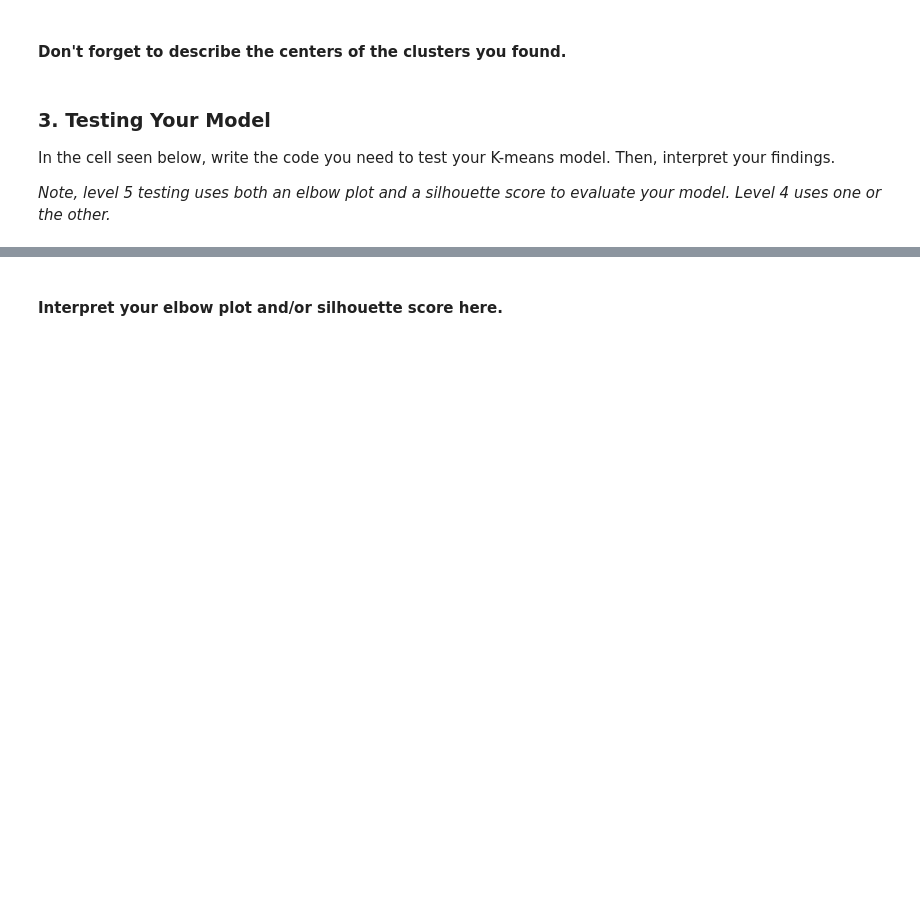
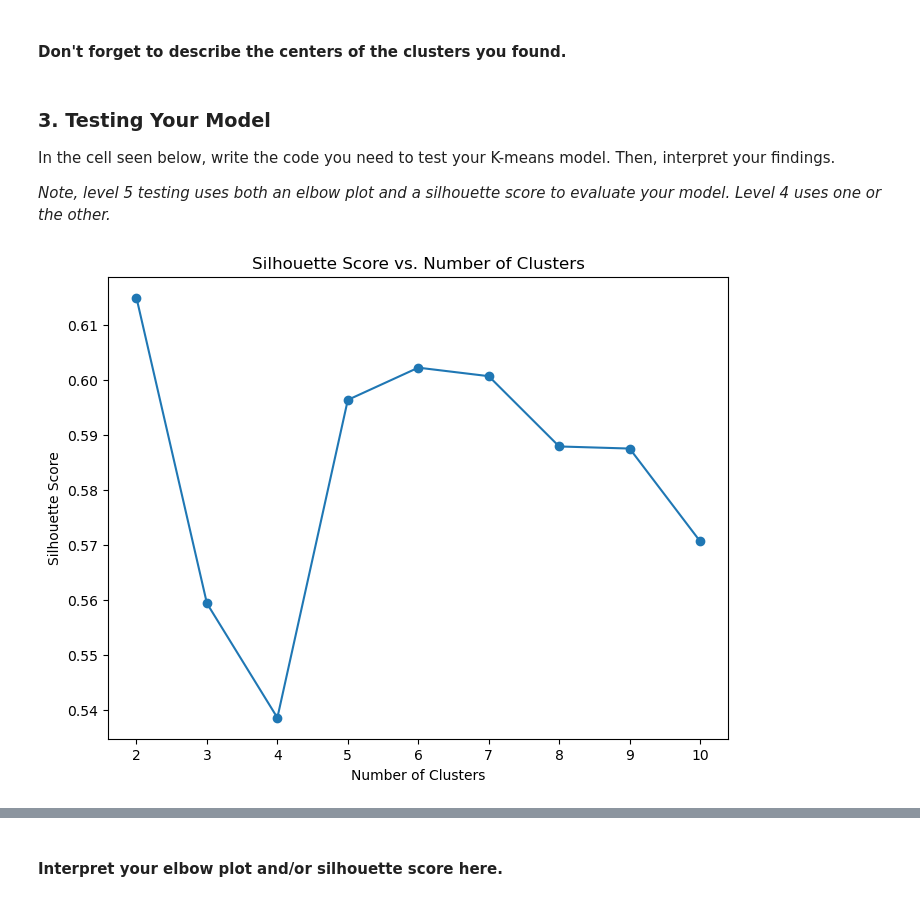
Before and after one commit to applepot437/ml, a Jupyter notebook: taco bell/RFP_2_Template.ipynb, the cells around one changed output, grey strips where cells are left out. Cells and saved outputs as stored; diff of their text form; code cells hidden in the pictures; blank space fills up the shorter version.

```diff
--- a/taco bell/RFP_2_Template.ipynb
+++ b/taco bell/RFP_2_Template.ipynb
@@ -97,0 +96,25 @@ In the cell seen below, write the code you need to test your K-means model. Then
+# %%
+import matplotlib.pyplot as plt
+import numpy as np
+from sklearn.metrics import silhouette_score
+
+X_train, X_test = train_test_split(train_df, test_size=0.2, random_state=42)
+
+cluster_range = range(2, 11)
+
+silhouette_scores = []
+
+for n_clusters in cluster_range:
+    kmeans = KMeans(n_clusters=n_clusters, random_state=42)
+    kmeans.fit(X_train)
+    score = silhouette_score(X_train, kmeans.labels_)
+    silhouette_scores.append(score)
+
+plt.figure(figsize=(8, 6))
+plt.plot(cluster_range, silhouette_scores, marker='o')
+plt.title('Silhouette Score vs. Number of Clusters')
+plt.xlabel('Number of Clusters')
+plt.ylabel('Silhouette Score')
+plt.show()
+# %% [output]
+[figure, added]
```
Also changed, not shown: parts of 3 cells of this notebook.
